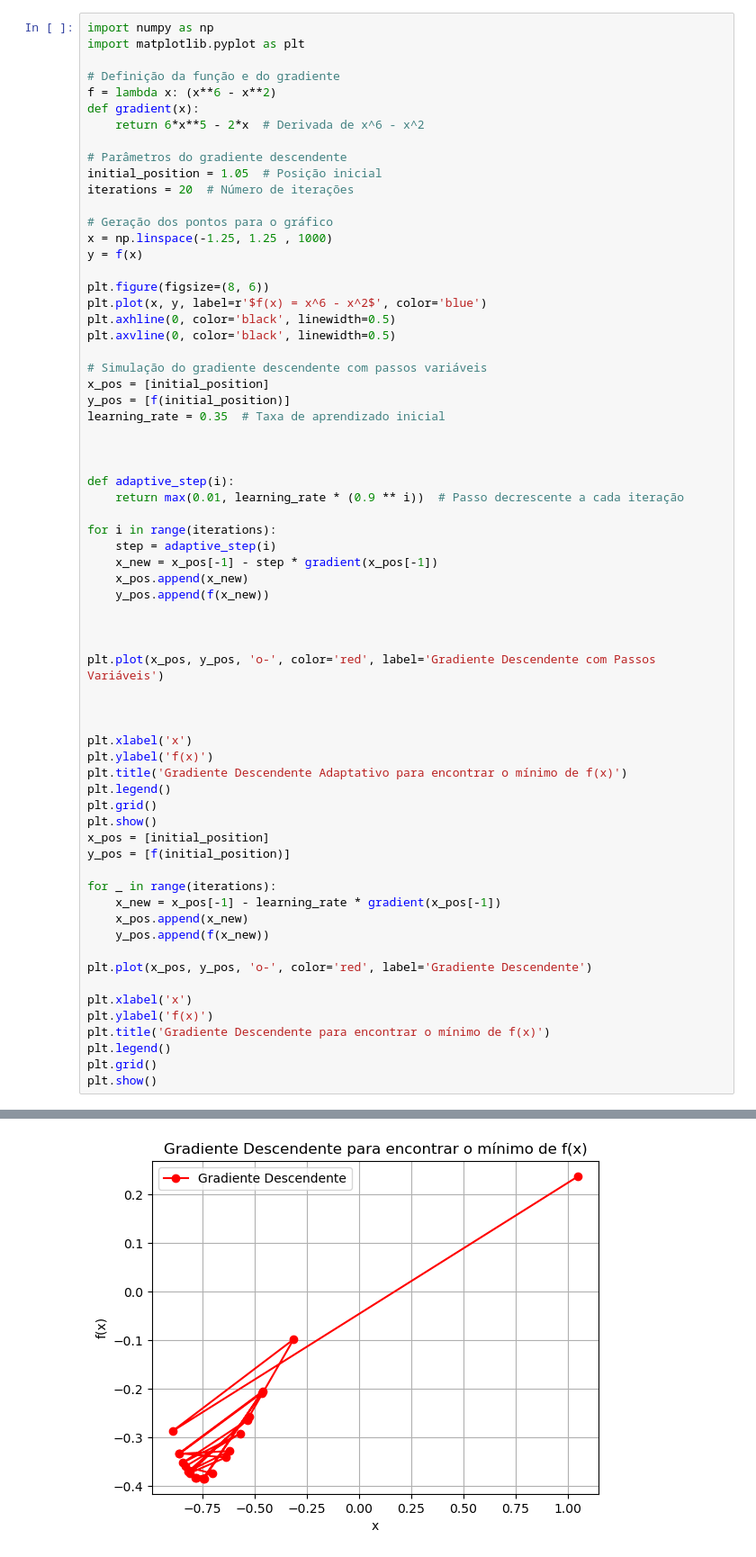
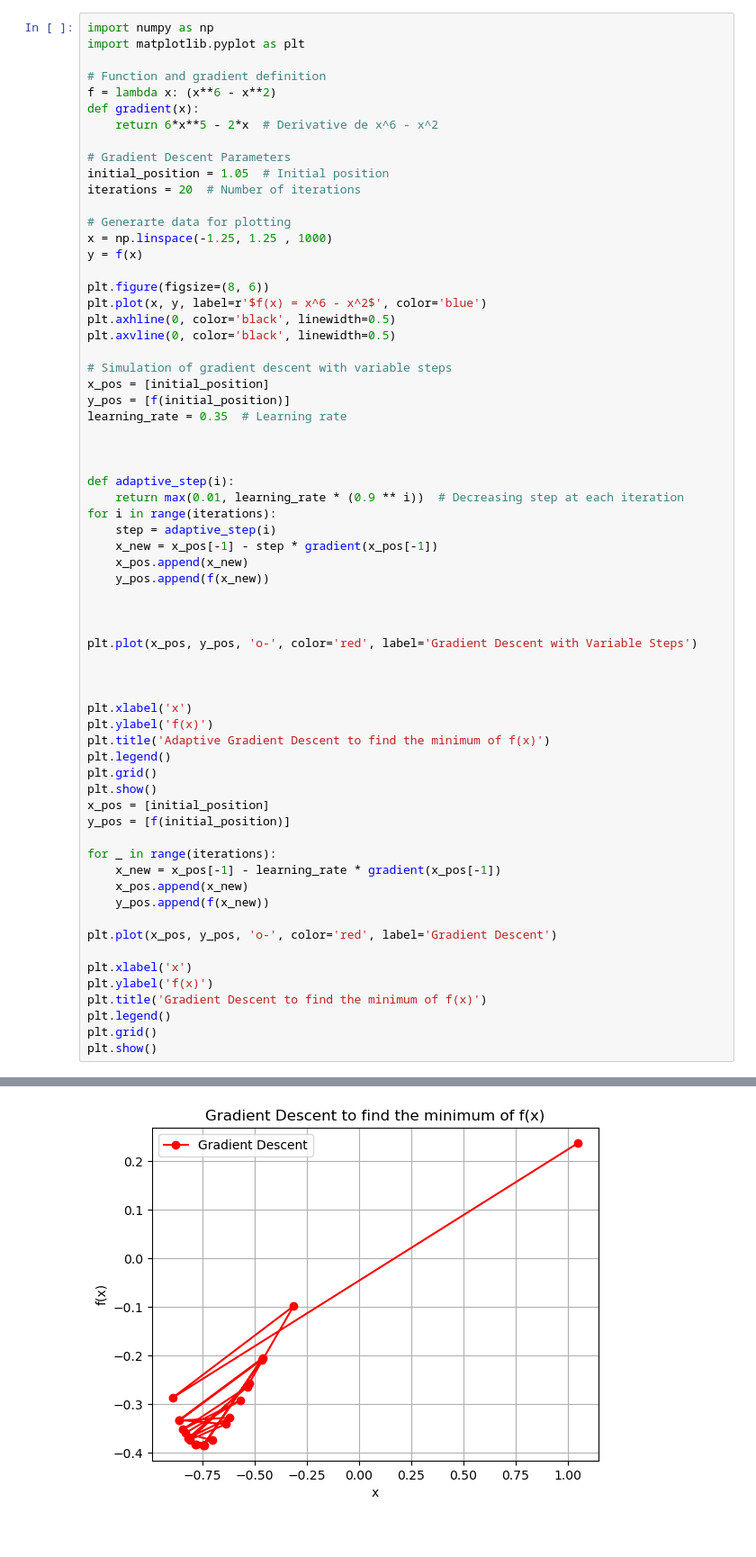
Before and after one commit to Leo-netzs/Computational-physcs-class, a Jupyter notebook: Activity_1/Question 2.ipynb, the cells around one changed output, grey strips where cells are left out. Shown at 90% size. Cells and saved outputs as stored; diff of their text form; blank space fills up the shorter version.

```diff
--- a/Activity_1/Question 2.ipynb
+++ b/Activity_1/Question 2.ipynb
@@ -2,16 +2,16 @@
 import numpy as np
 import matplotlib.pyplot as plt
 
-# Definição da função e do gradiente
+# Function and gradient definition
 f = lambda x: (x**6 - x**2)
 def gradient(x):
-    return 6*x**5 - 2*x  # Derivada de x^6 - x^2
+    return 6*x**5 - 2*x  # Derivative de x^6 - x^2
 
-# Parâmetros do gradiente descendente
-initial_position = 1.05  # Posição inicial
-iterations = 20  # Número de iterações
+# Gradient Descent Parameters
+initial_position = 1.05  # Initial position
+iterations = 20  # Number of iterations
 
-# Geração dos pontos para o gráfico
+# Generarte data for plotting
 x = np.linspace(-1.25, 1.25 , 1000)
 y = f(x)
 
@@ -20,16 +20,15 @@ plt.plot(x, y, label=r'$f(x) = x^6 - x^2$', color='blue')
 plt.axhline(0, color='black', linewidth=0.5)
 plt.axvline(0, color='black', linewidth=0.5)
 
-# Simulação do gradiente descendente com passos variáveis
+# Simulation of gradient descent with variable steps
 x_pos = [initial_position]
 y_pos = [f(initial_position)]
-learning_rate = 0.35  # Taxa de aprendizado inicial
+learning_rate = 0.35  # Learning rate
 
 
 
 def adaptive_step(i):
-    return max(0.01, learning_rate * (0.9 ** i))  # Passo decrescente a cada iteração
-
+    return max(0.01, learning_rate * (0.9 ** i))  # Decreasing step at each iteration
 for i in range(iterations):
     step = adaptive_step(i)
     x_new = x_pos[-1] - step * gradient(x_pos[-1])
@@ -38,13 +37,13 @@ for i in range(iterations):
 
 
 
-plt.plot(x_pos, y_pos, 'o-', color='red', label='Gradiente Descendente com Passos Variáveis')
+plt.plot(x_pos, y_pos, 'o-', color='red', label='Gradient Descent with Variable Steps')
 
 
 
 plt.xlabel('x')
 plt.ylabel('f(x)')
-plt.title('Gradiente Descendente Adaptativo para encontrar o mínimo de f(x)')
+plt.title('Adaptive Gradient Descent to find the minimum of f(x)')
 plt.legend()
 plt.grid()
 plt.show()
@@ -56,11 +55,11 @@ for _ in range(iterations):
     x_pos.append(x_new)
     y_pos.append(f(x_new))
 
-plt.plot(x_pos, y_pos, 'o-', color='red', label='Gradiente Descendente')
+plt.plot(x_pos, y_pos, 'o-', color='red', label='Gradient Descent')
 
 plt.xlabel('x')
 plt.ylabel('f(x)')
-plt.title('Gradiente Descendente para encontrar o mínimo de f(x)')
+plt.title('Gradient Descent to find the minimum of f(x)')
 plt.legend()
 plt.grid()
 plt.show()
@@ -69 +68 @@ plt.show()
-[figure, old version]
+[figure, new version]
```
Also changed, not shown: parts of 1 cell of this notebook, 4 other files.
